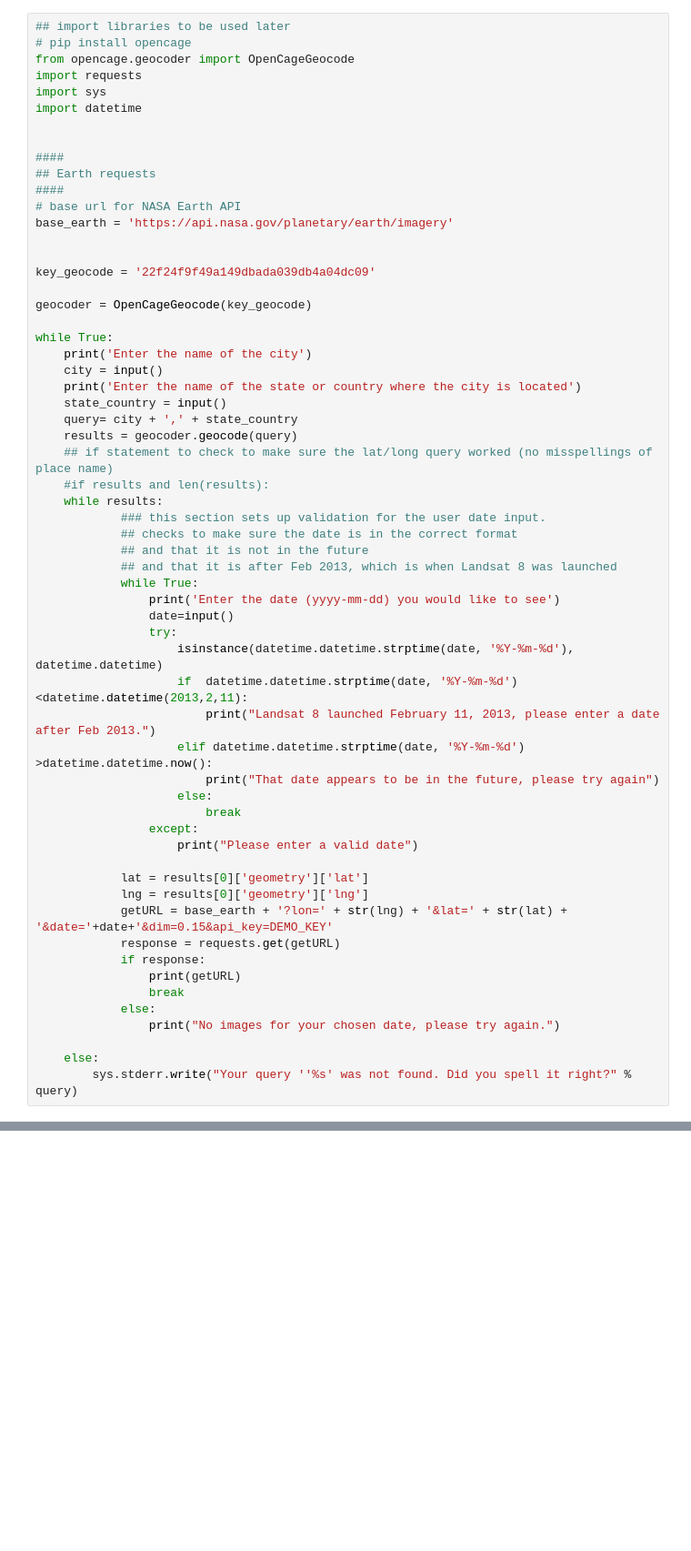
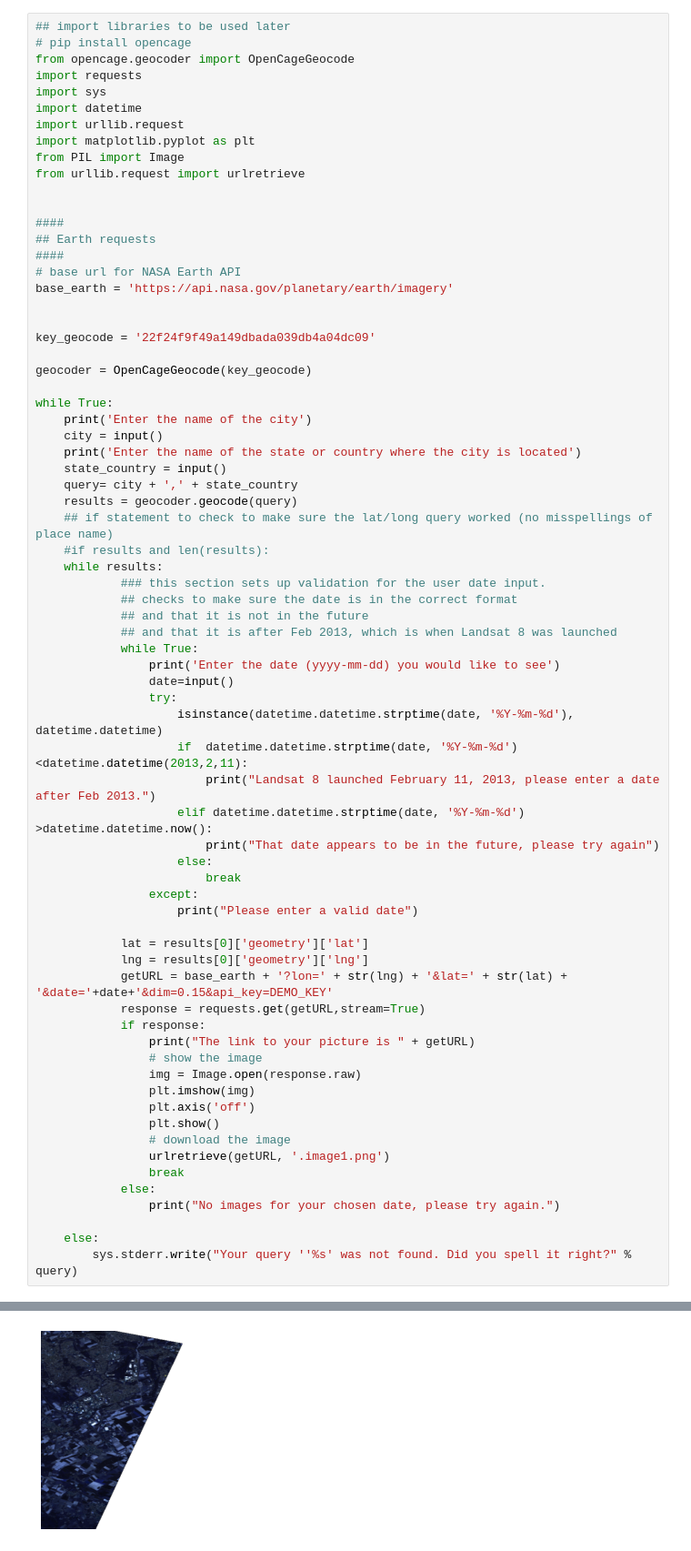
Before and after one commit to a-pillai/project-1, a Jupyter notebook: Earth_queries.ipynb, the cells around one changed output, grey strips where cells are left out. Shown: that part at 91% size. Saved outputs shown, nothing was run; the diff lists cells and outputs as text; blank space fills up the shorter version.

Commit message:
image display added

```diff
--- a/Earth_queries.ipynb
+++ b/Earth_queries.ipynb
@@ -5,6 +5,10 @@ from opencage.geocoder import OpenCageGeocode
 import requests
 import sys
 import datetime
+import urllib.request
+import matplotlib.pyplot as plt
+from PIL import Image
+from urllib.request import urlretrieve
 
 
 ####
@@ -49,12 +53,20 @@ while True:
             lat = results[0]['geometry']['lat']
             lng = results[0]['geometry']['lng']
             getURL = base_earth + '?lon=' + str(lng) + '&lat=' + str(lat) + '&date='+date+'&dim=0.15&api_key=DEMO_KEY'
-            response = requests.get(getURL)
+            response = requests.get(getURL,stream=True)
             if response:
-                print(getURL)
+                print("The link to your picture is " + getURL)
+                # show the image
+                img = Image.open(response.raw)
+                plt.imshow(img)
+                plt.axis('off')
+                plt.show()
+                # download the image
+                urlretrieve(getURL, '.image1.png')
                 break
             else:
                 print("No images for your chosen date, please try again.")
 
     else:
         sys.stderr.write("Your query ''%s' was not found. Did you spell it right?" % query)
+# %% [output]
@@ -60,0 +80 @@ while True:
+[figure, added]
```
Also changed, not shown: parts of 1 cell of this notebook.
